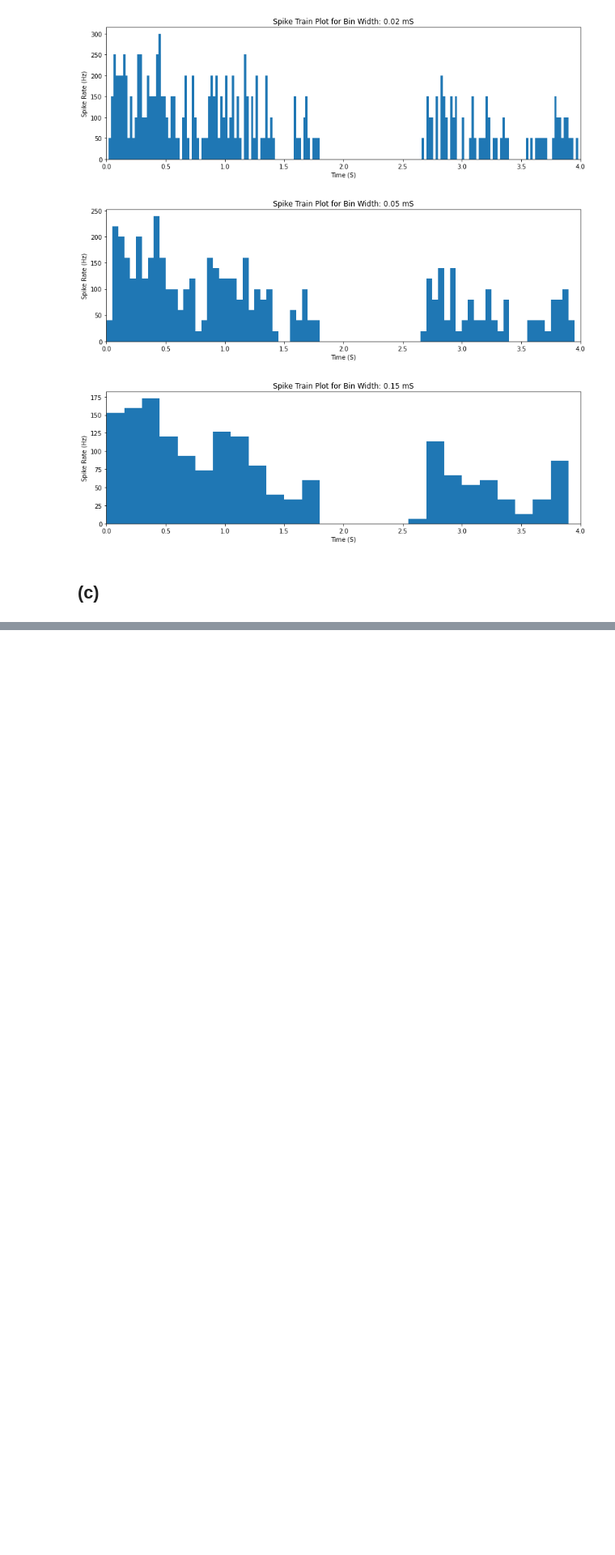
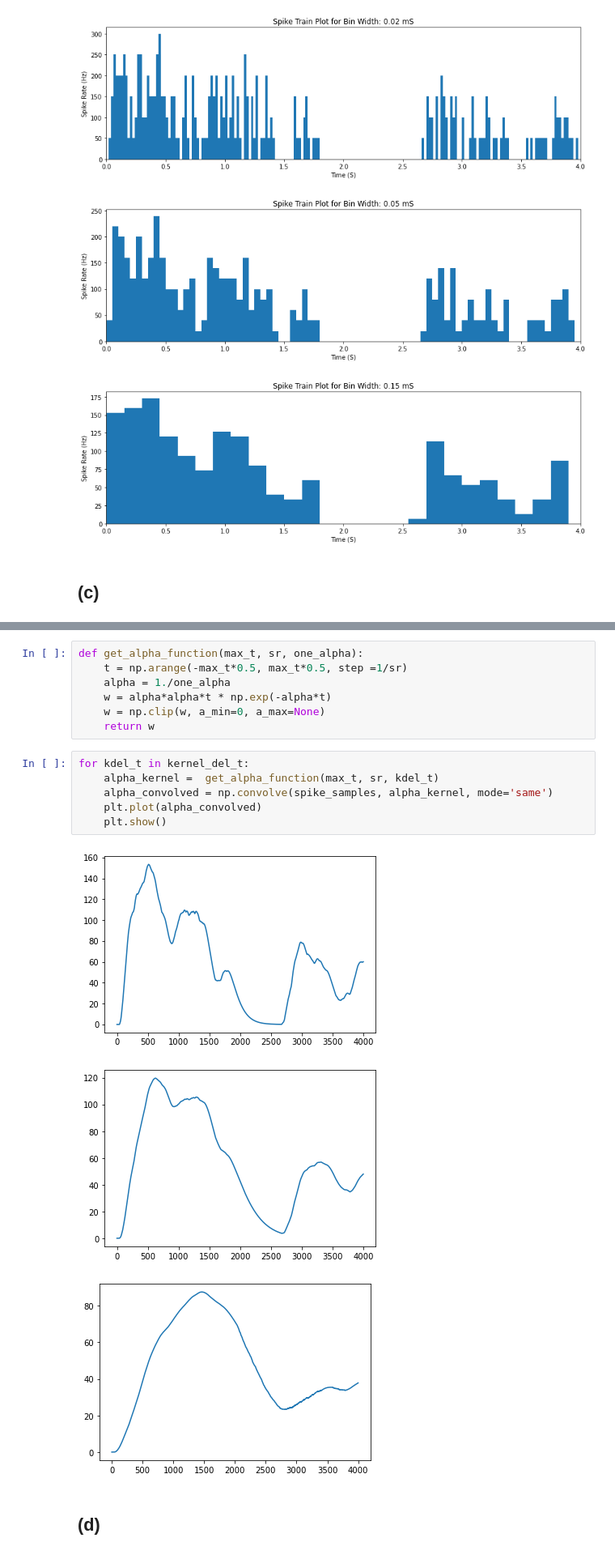
Before and after one commit to bramantyois/aand, a Jupyter notebook: week_01/week_01.ipynb, the cells around one changed output, grey strips where cells are left out. Shown at 81% size. Saved outputs shown, nothing was run; the diff lists cells and outputs as text; blank space fills up the shorter version.

```diff
--- a/week_01/week_01.ipynb
+++ b/week_01/week_01.ipynb
@@ -90,0 +88,19 @@ array([0.038 , 0.0436, 0.051 , 0.0564, 0.0626, 0.0658, 0.0686, 0.071 ,
+# %%
+def get_alpha_function(max_t, sr, one_alpha):
+    t = np.arange(-max_t*0.5, max_t*0.5, step =1/sr)
+    alpha = 1./one_alpha
+    w = alpha*alpha*t * np.exp(-alpha*t)
+    w = np.clip(w, a_min=0, a_max=None)
+    return w
+# %%
+for kdel_t in kernel_del_t:
+    alpha_kernel =  get_alpha_function(max_t, sr, kdel_t)
+    alpha_convolved = np.convolve(spike_samples, alpha_kernel, mode='same')
+    plt.plot(alpha_convolved)
+    plt.show()
+# %% [output]
+[figure, added]
+[figure, added]
+[figure, added]
+# %% [markdown]
+## (d)
```
Also changed, not shown: parts of 8 cells of this notebook.
